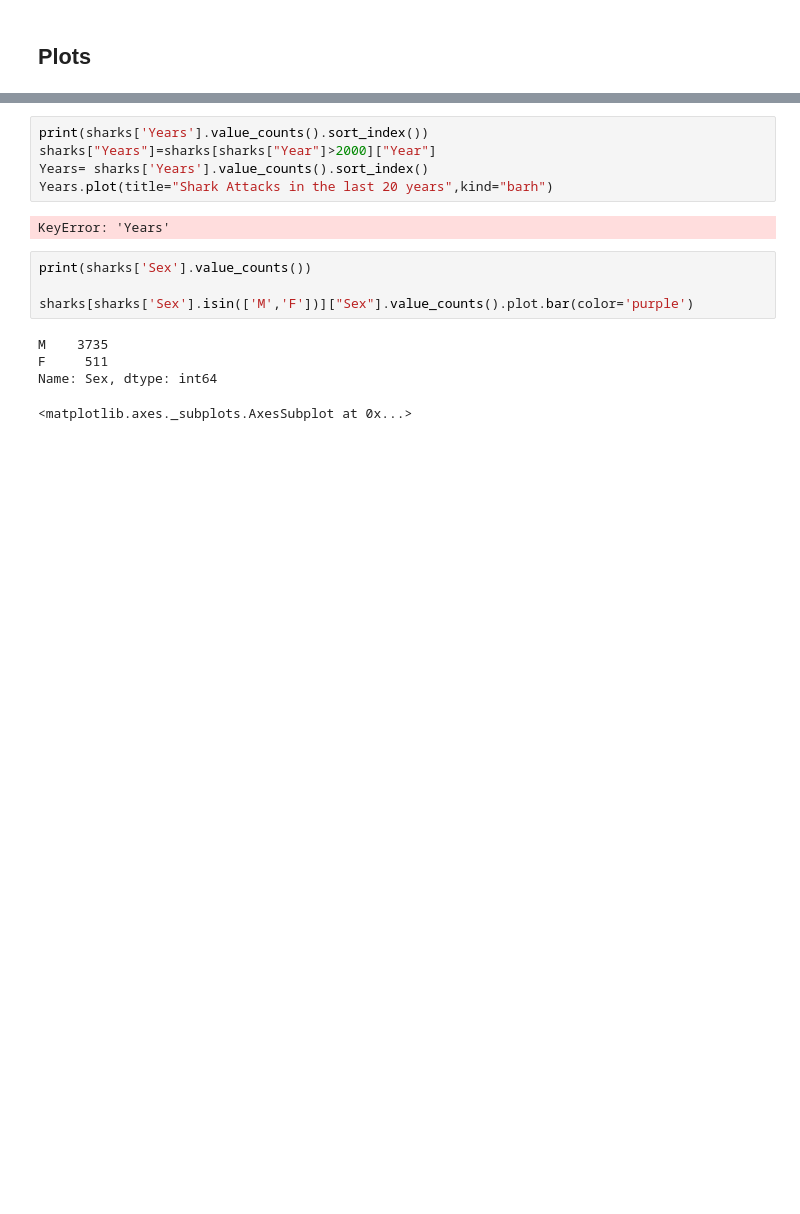
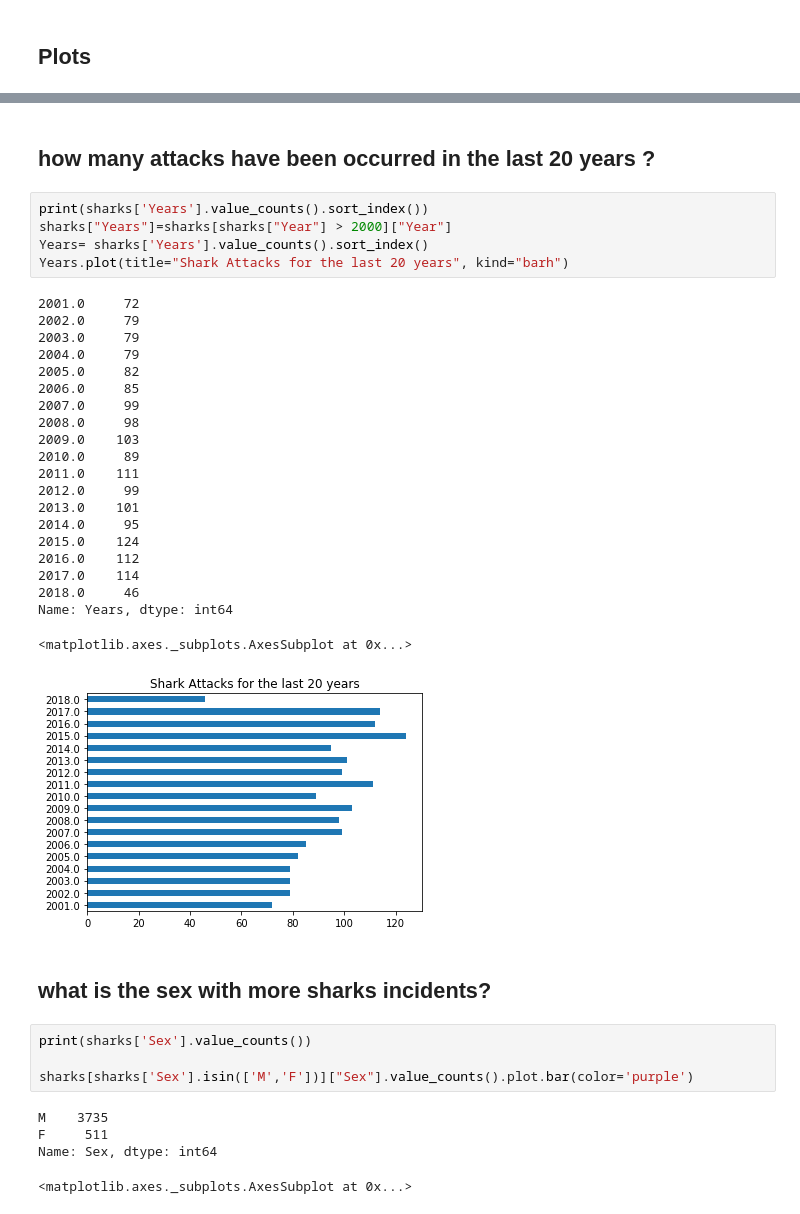
Before and after one commit to ironhack-bcn-data-june-2020/PR02-project-pandas, a Jupyter notebook: main.ipynb, the cells around one changed output, grey strips where cells are left out. Drawn from its saved outputs; the diff is of its cells as text; blank space fills up the shorter version.

```diff
--- a/main.ipynb
+++ b/main.ipynb
@@ -155,10 +192,34 @@ KeyError: 'Countrys'
+# %% [markdown]
+## how many attacks have been occurred in the last 20 years ?
 # %%
 print(sharks['Years'].value_counts().sort_index())
-sharks["Years"]=sharks[sharks["Year"]>2000]["Year"]
+sharks["Years"]=sharks[sharks["Year"] > 2000]["Year"]
 Years= sharks['Years'].value_counts().sort_index()
-Years.plot(title="Shark Attacks in the last 20 years",kind="barh")
+Years.plot(title="Shark Attacks for the last 20 years", kind="barh")
 # %% [output]
-KeyError: 'Years'
+2001.0     72
+2002.0     79
+2003.0     79
+2004.0     79
+2005.0     82
+2006.0     85
+2007.0     99
+2008.0     98
+2009.0    103
+2010.0     89
+2011.0    111
+2012.0     99
+2013.0    101
+2014.0     95
+2015.0    124
+2016.0    112
+2017.0    114
+2018.0     46
+Name: Years, dtype: int64
+<matplotlib.axes._subplots.AxesSubplot at 0x...>
+[figure, added]
+# %% [markdown]
+## what is the sex with more sharks incidents?
 # %%
 print(sharks['Sex'].value_counts())
 
```
Also changed, not shown: parts of 10 cells of this notebook.
